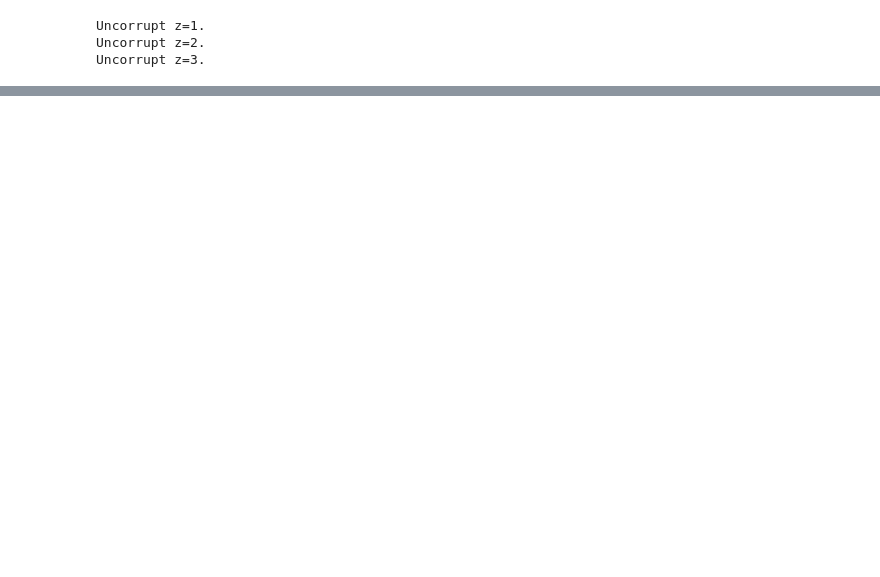
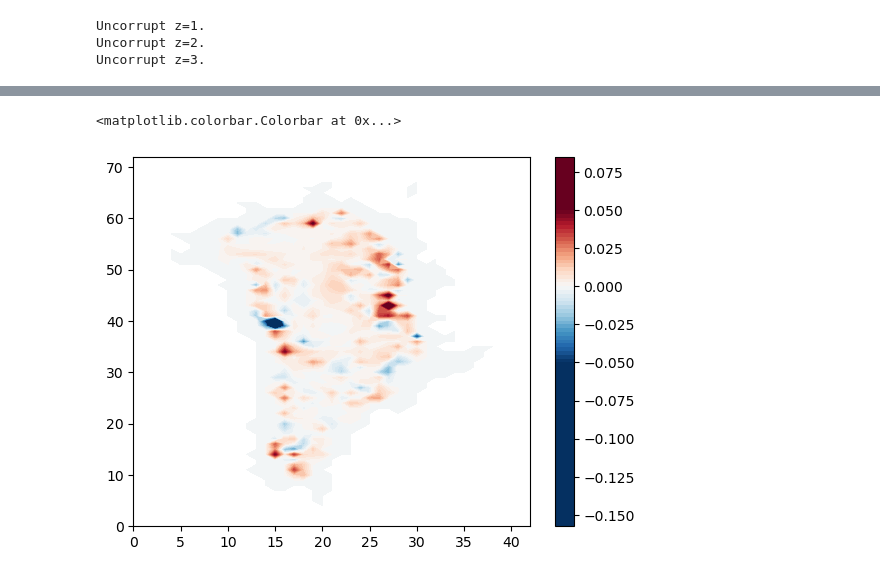
Before and after one commit to Shreyas911/pySICOPOLIS, a Jupyter notebook: examples/jupyter_notebooks/data_gen_ac_new.ipynb, the cells around one changed output, grey strips where cells are left out. Drawn from its saved outputs; the diff is of its cells as text; code cells hidden in the pictures; blank space fills up the shorter version.

Commit message:
Very close to final versions of data generation

```diff
--- a/examples/jupyter_notebooks/data_gen_ac_new.ipynb
+++ b/examples/jupyter_notebooks/data_gen_ac_new.ipynb
@@ -276,19 +376,0 @@ for j, y in enumerate(y_age):
-# %%
-# Load high-res data
-age_hr = ds_age_correct["age_c"].values  # shape: (nz, ny_hr, nx_hr)
-age_uncert_hr = ds_age_correct["age_c_uncert"].values
-H_hr = ds_age_correct["H"].values      # shape: (ny_hr, nx_hr)
-
-# Define low-res target grid (e.g., from SICOPOLIS)
-x_sico = np.arange(-720, 960 + 40, 40)  # in km
-y_sico = np.arange(-3450, -570 + 40, 40)
-dx_sico = 40.0  # km
-
-# Downsample H using area-weighted average + mask
-H_lr, r_masks = area_weighted_downsample_with_mask_H(
-    H_hr, mask_down, x_age, y_age, x_sico, y_sico, dx_sico, dx_age
-)
-
-# Construct final majority-vote mask (same method as before)
-stack = np.stack([r_masks[k] for k in range(5)])  # order: 0–4
-mask_sico = np.take([0, 3, 1, 2, 2], np.argmax(stack, axis=0))  # SICOPOLIS order: 0 grounded, 1 land, 2 ocean, 3 floating
@@ -403,0 +475,6 @@ ds_age_40kms.to_netcdf("/scratch2/shreyas/GrIS_paleo_data/age_data_40kms.nc")
+# %%
+plt.contourf((H_lr/ds_bm5_orig["H"].data-1)*(ds_bm5_orig["H"].data > 1500), cmap = "RdBu_r", vmin = -0.05, vmax = 0.05, levels = 100)
+plt.colorbar()
+# %% [output]
+<matplotlib.colorbar.Colorbar at 0x...>
+[figure, added]
```
Also changed, not shown: parts of 20 cells of this notebook, 3 other files.
